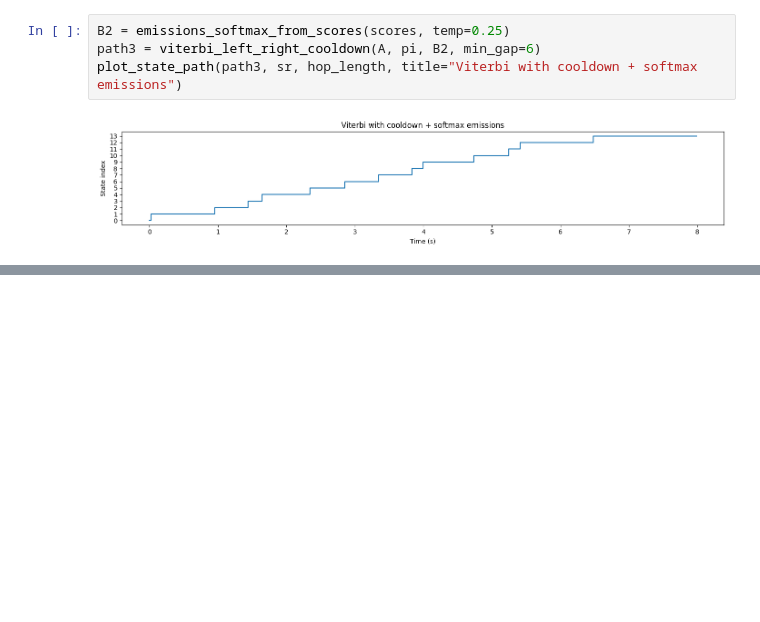
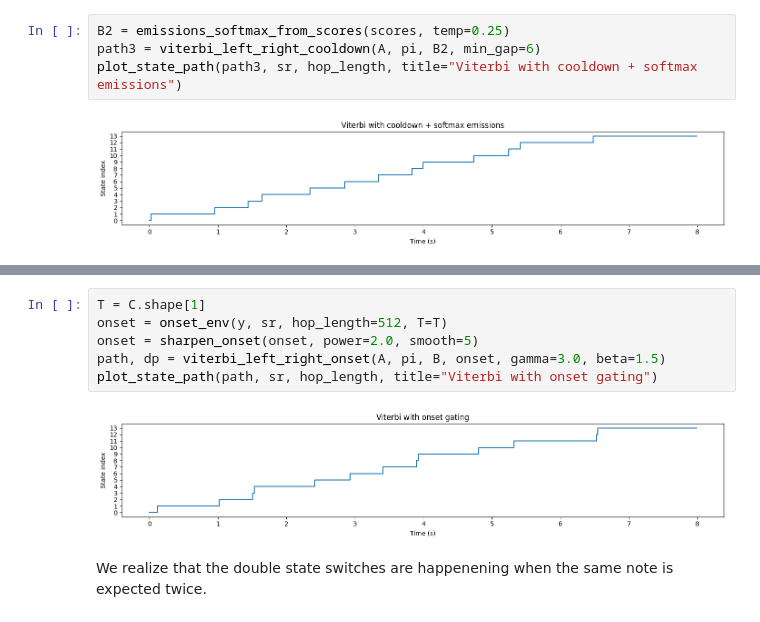
Before and after one commit to schakk34/piano_accuracy, a Jupyter notebook: HMM.ipynb, the cells around one changed output, grey strips where cells are left out. Saved outputs shown, nothing was run; the diff lists cells and outputs as text; blank space fills up the shorter version.

Commit message:
trying onset strength with viterbi

```diff
--- a/HMM.ipynb
+++ b/HMM.ipynb
@@ -352,0 +413,10 @@ plot_state_path(path3, sr, hop_length, title="Viterbi with cooldown + softmax em
+# %%
+T = C.shape[1]
+onset = onset_env(y, sr, hop_length=512, T=T)
+onset = sharpen_onset(onset, power=2.0, smooth=5)
+path, dp = viterbi_left_right_onset(A, pi, B, onset, gamma=3.0, beta=1.5)
+plot_state_path(path, sr, hop_length, title="Viterbi with onset gating")
+# %% [output]
+[figure, added]
+# %% [markdown]
+We realize that the double state switches are happenening when the same note is expected twice.
```
Also changed, not shown: parts of 4 cells of this notebook.
